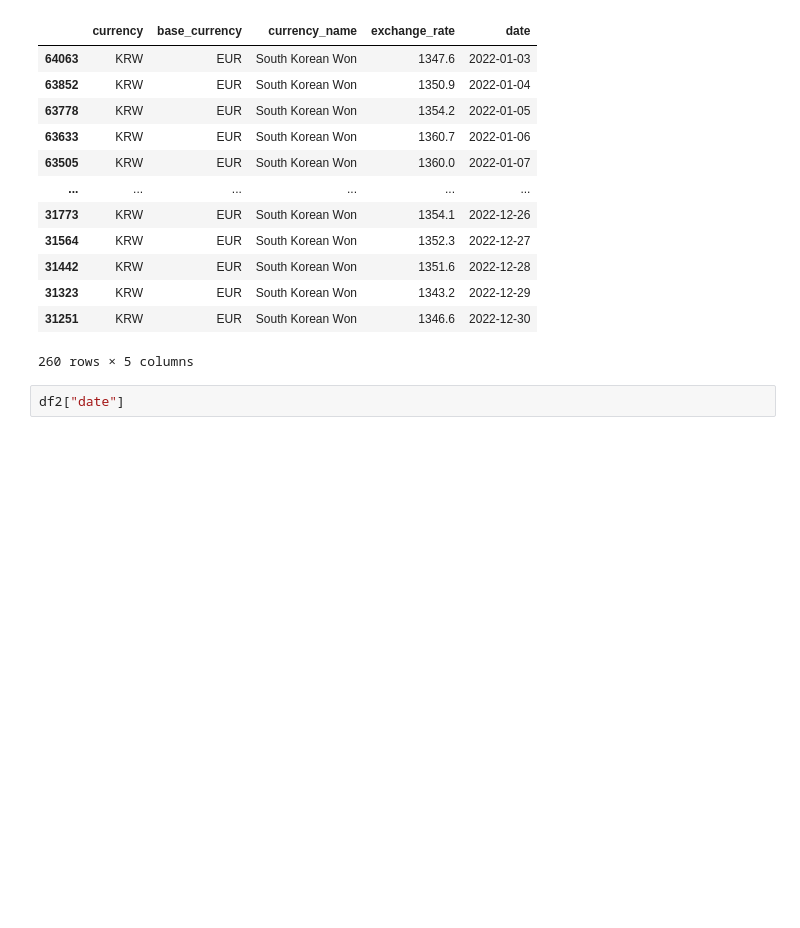
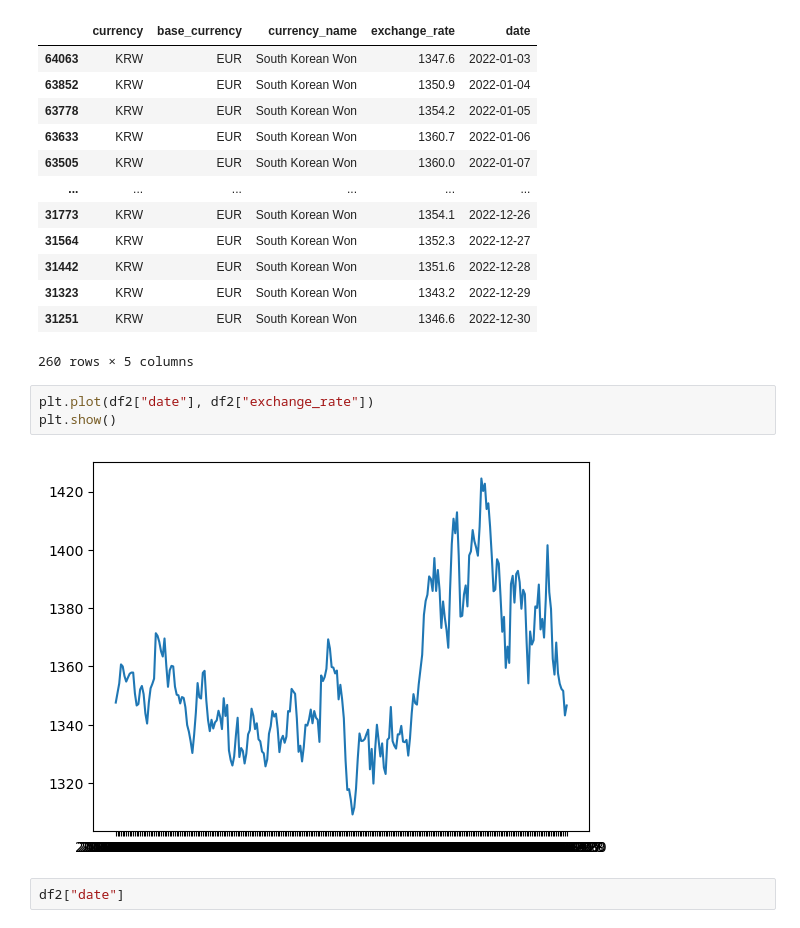
Before and after one commit to Yeomdongsu/YH-semi_final-forex-exchange-rate, a Jupyter notebook: forex_exchange_rate.ipynb, the cells around one changed output. Saved outputs shown, nothing was run; the diff lists cells and outputs as text; blank space fills up the shorter version.

```diff
--- a/forex_exchange_rate.ipynb
+++ b/forex_exchange_rate.ipynb
@@ -159,6 +159,11 @@ df2
 | 31323 | KRW | EUR | South Korean Won | 1343.2 | 2022-12-29 |
 | 31251 | KRW | EUR | South Korean Won | 1346.6 | 2022-12-30 |
 260 rows × 5 columns
+# %%
+plt.plot(df2["date"], df2["exchange_rate"])
+plt.show()
+# %% [output]
+[figure, added]
 # %%
 df2["date"]
 # %% [output]
```
Also changed, not shown: parts of 12 cells of this notebook, 4 other files.
